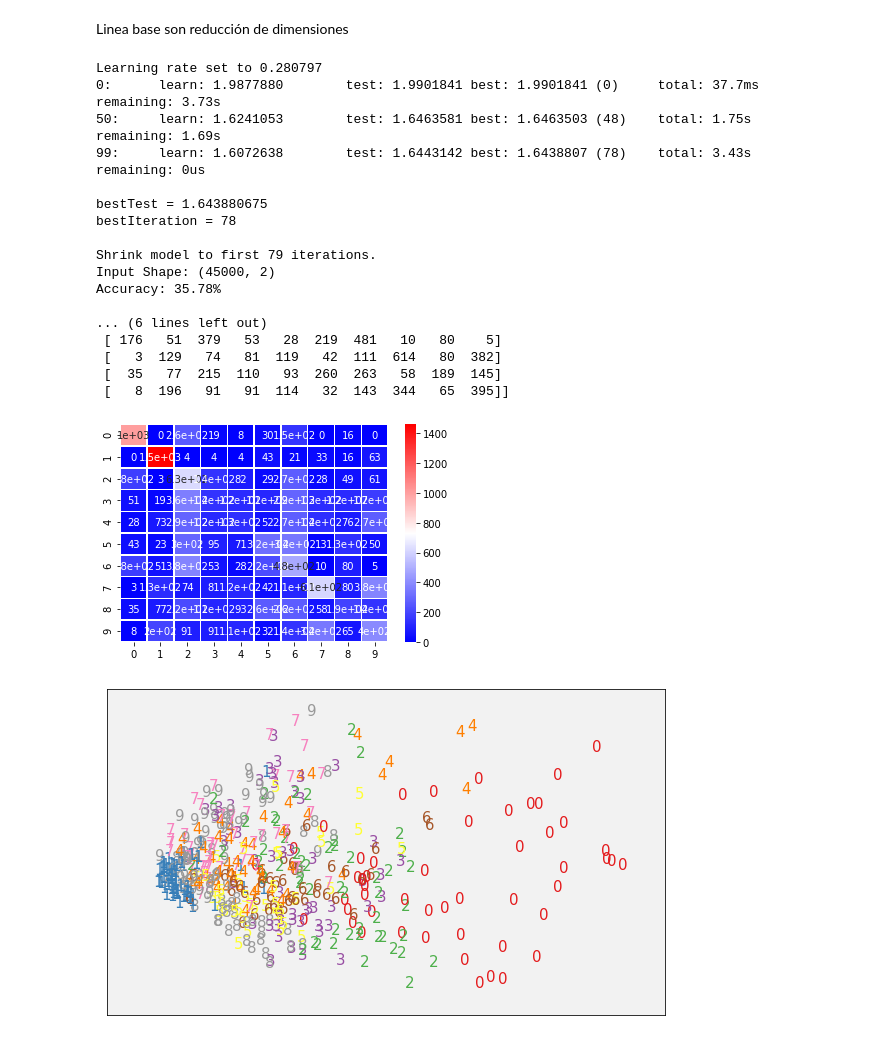
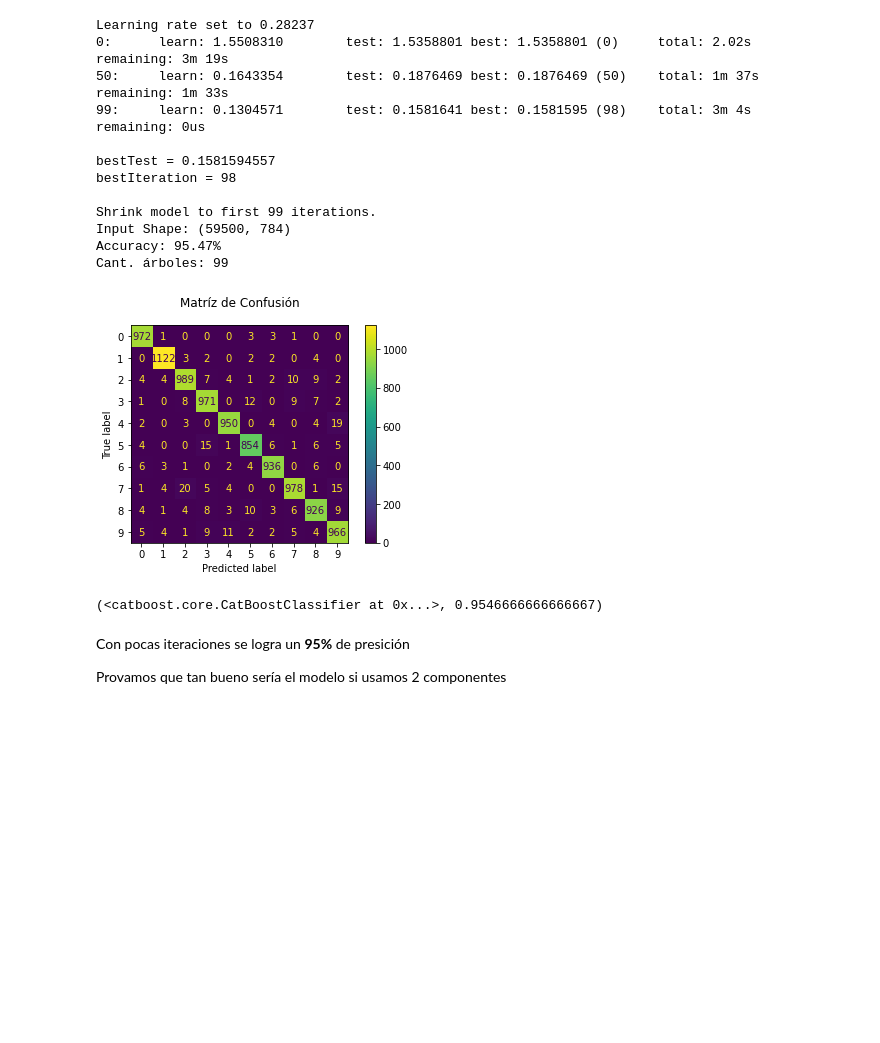
Before and after one commit to djgonzalezflores/AutoML, a Jupyter notebook: MNIST con PCA.ipynb, the cells around one changed output. Saved outputs shown, nothing was run; the diff lists cells and outputs as text; code cells hidden in the pictures; blank space fills up the shorter version.

```diff
--- a/MNIST con PCA.ipynb
+++ b/MNIST con PCA.ipynb
@@ -135,24 +212,0 @@ Accuracy: 95.32%
-# %% [markdown]
-Linea base son reducción de dimensiones
-# %%
-pca, X_pca = get_pca(2, X_train)
-fit_classifier(X_pca, y_train);
-# %% [output]
-Learning rate set to 0.280797
-0:      learn: 1.9877880        test: 1.9901841 best: 1.9901841 (0)     total: 37.7ms   remaining: 3.73s
-50:     learn: 1.6241053        test: 1.6463581 best: 1.6463503 (48)    total: 1.75s    remaining: 1.69s
-99:     learn: 1.6072638        test: 1.6443142 best: 1.6438807 (78)    total: 3.43s    remaining: 0us
-
-bestTest = 1.643880675
-bestIteration = 78
-
-Shrink model to first 79 iterations.
-Input Shape: (45000, 2)
-Accuracy: 35.78%
-
-... (6 lines left out)
- [ 176   51  379   53   28  219  481   10   80    5]
- [   3  129   74   81  119   42  111  614   80  382]
- [  35   77  215  110   93  260  263   58  189  145]
- [   8  196   91   91  114   32  143  344   65  395]]
-[figure, removed]
@@ -170,4 +213,24 @@ def plot_components(X, y):
-# %%
-plot_components(X_pca[:500], y_train[:500])
-# %% [output]
-[figure, removed]
+# %%
+# Entrenamos el clasificador con todos los atributos del set de datos
+# 100 iteraciones son muy pocas, pero sirve para el ejemplo siguiente
+
+fit_classifier(_X_, _y_, iterations=100)
+# %% [output]
+Learning rate set to 0.28237
+0:      learn: 1.5508310        test: 1.5358801 best: 1.5358801 (0)     total: 2.02s    remaining: 3m 19s
+50:     learn: 0.1643354        test: 0.1876469 best: 0.1876469 (50)    total: 1m 37s   remaining: 1m 33s
+99:     learn: 0.1304571        test: 0.1581641 best: 0.1581595 (98)    total: 3m 4s    remaining: 0us
+
+bestTest = 0.1581594557
+bestIteration = 98
+
+Shrink model to first 99 iterations.
+Input Shape: (59500, 784)
+Accuracy: 95.47%
+Cant. árboles: 99
+[figure, added]
+(<catboost.core.CatBoostClassifier at 0x...>, 0.9546666666666667)
+# %% [markdown]
+Con pocas iteraciones se logra un **95%** de presición
+
+Provamos que tan bueno sería el modelo si usamos 2 componentes
```
Also changed, not shown: parts of 41 cells of this notebook, 3 other files.
